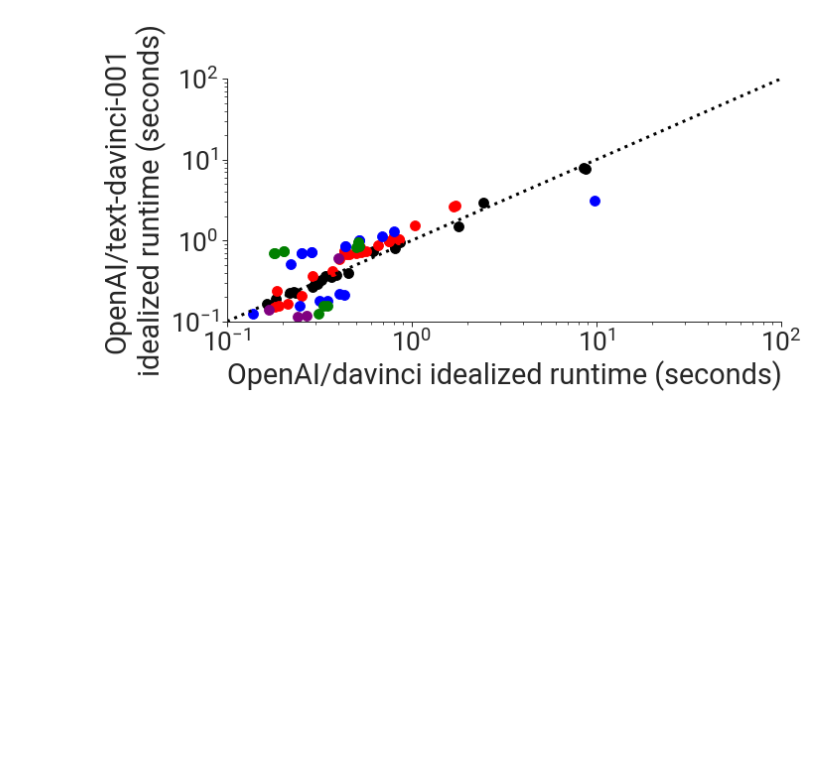
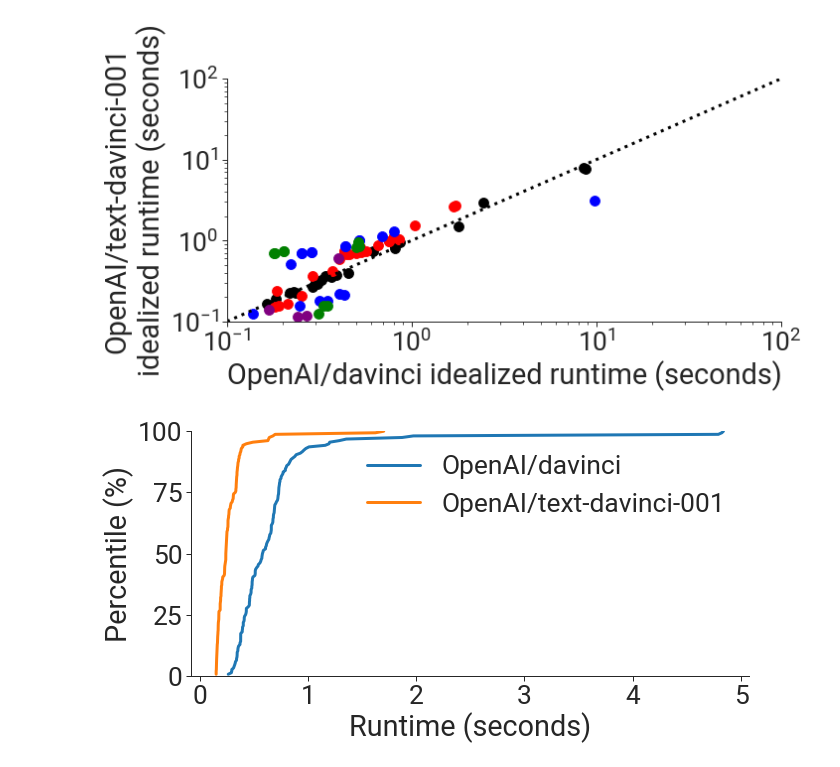
Before and after one commit to stanford-crfm/helm-efficiency, a Jupyter notebook: analyze_runtimes.ipynb, the cells around one changed output. Cells and saved outputs as stored; diff of their text form; code cells hidden in the pictures; blank space fills up the shorter version.

Commit message:
CDF of runtimes comparing different models

```diff
--- a/analyze_runtimes.ipynb
+++ b/analyze_runtimes.ipynb
@@ -270,3 +270,46 @@ Average metric ratio: 1.58
 Maximum metric ratio: 2.32
 Minimum metric ratio: 0.67
 [figure]
+# %%
+def plot_metric_cdf(metrics_dict, metric_name,
+                    models,
+                    model_labels,
+                    metric_label):
+    plt.figure(figsize=(10, 4.5))
+    ax = plt.subplot2grid((1, 1), (0, 0), colspan=1)
+
+    metrics_per_scenario = {}
+    metrics_per_model = {}
+    for metric_dict in metrics_dict:
+        scenario = metric_dict["scenario"]
+        for model in models:
+            if model in scenario:
+                scenario = scenario.split(",")
+                scenario.remove("model=%s" % model)
+                scenario = ",".join(scenario)
+                if model not in metrics_per_model:
+                    metrics_per_model[model] = []
+                if metric_dict[metric_name] is not None:
+                    metrics_per_model[model].append(metric_dict[metric_name])
+
+    for model, model_label in zip(models, model_labels):
+        metrics = metrics_per_model[model]
+        metrics.sort()
+        ax.plot(metrics,
+                [(float(i+1) * 100.0) / len(metrics) for i in range(len(metrics))],
+                label=model_label)
+
+    plt.legend(frameon=False)
+
+    ax.set_ylim(0.0, 100.0)
+    ax.set_xlabel(f"{metric_label}")
+    ax.set_ylabel("Percentile (%)")
+    sns.despine()
+    plt.show()
+# %%
+plot_metric_cdf(runtimes_dict, "inference_runtime",
+                ["openai_davinci", "openai_text-davinci-001"],
+                ["OpenAI/davinci", "OpenAI/text-davinci-001"],
+                "Runtime (seconds)")
+# %% [output]
+[figure, added]
```
